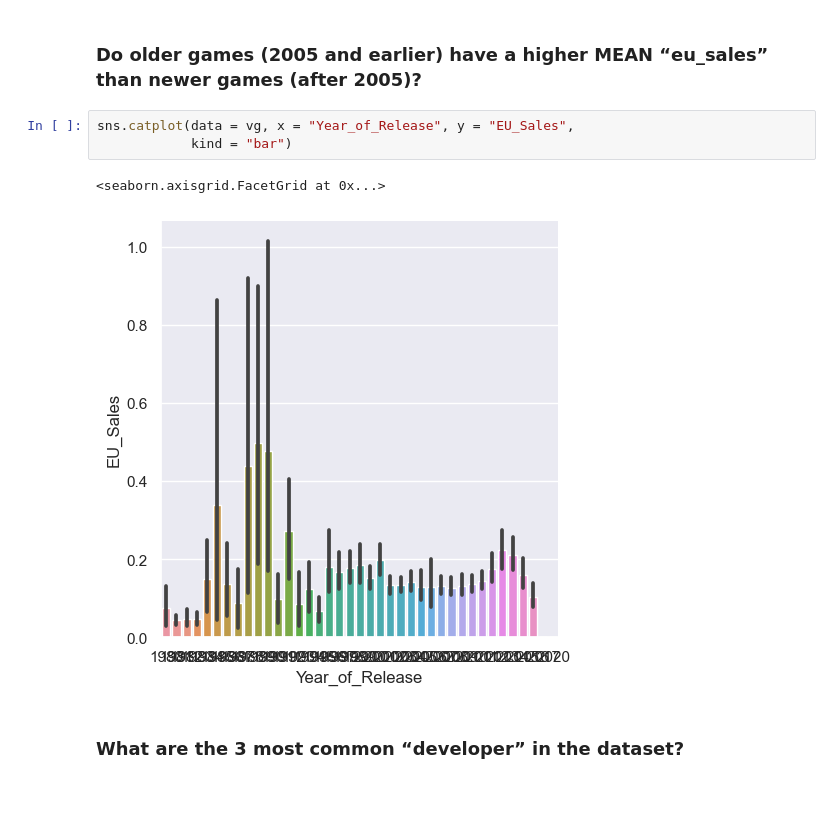
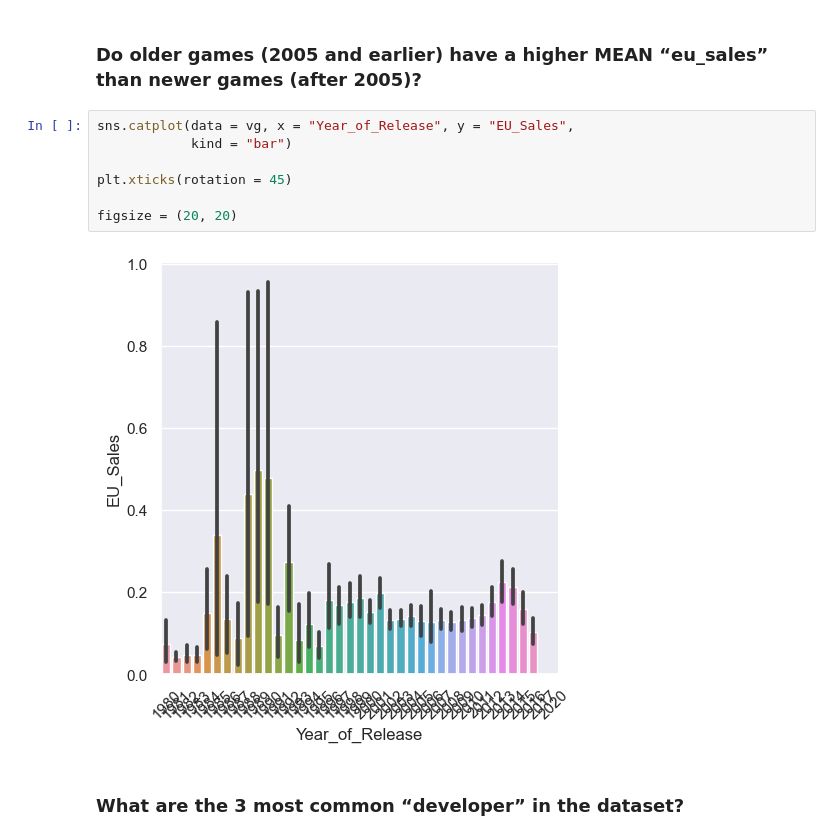
Before and after one commit to izazaka/Data, a Jupyter notebook: CA1 - Data Visualisation.ipynb, the cells around one changed output. Cells and saved outputs as stored; diff of their text form; blank space fills up the shorter version.

```diff
--- a/CA1 - Data Visualisation.ipynb
+++ b/CA1 - Data Visualisation.ipynb
@@ -371,8 +509,11 @@ plt.show()
 # %%
 sns.catplot(data = vg, x = "Year_of_Release", y = "EU_Sales",
             kind = "bar")
+
+plt.xticks(rotation = 45)
+
+figsize = (20, 20)
 # %% [output]
-<seaborn.axisgrid.FacetGrid at 0x...>
-[figure, old version]
+[figure, new version]
 # %% [markdown]
 ### What are the 3 most common “developer” in the dataset?
```
Also changed, not shown: parts of 22 cells of this notebook.
